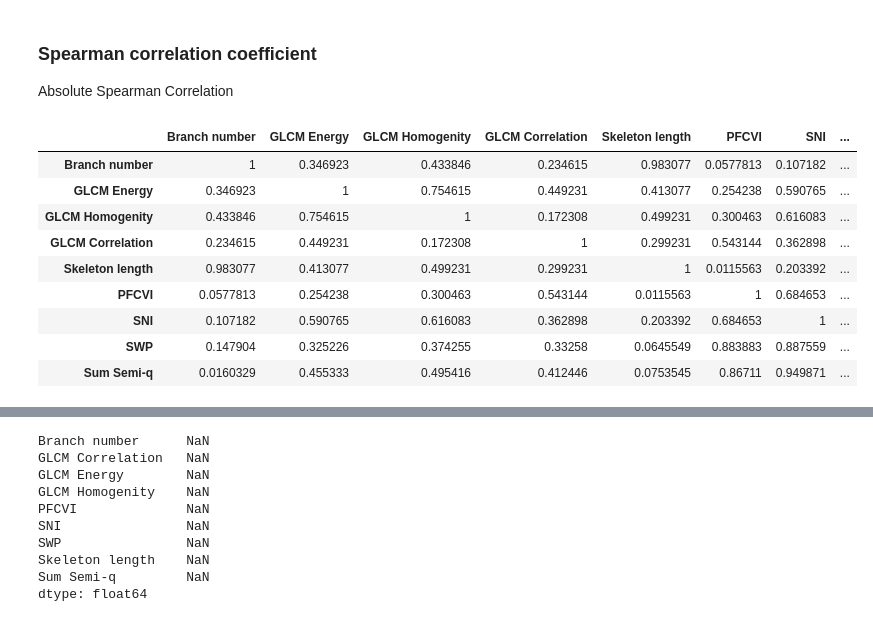
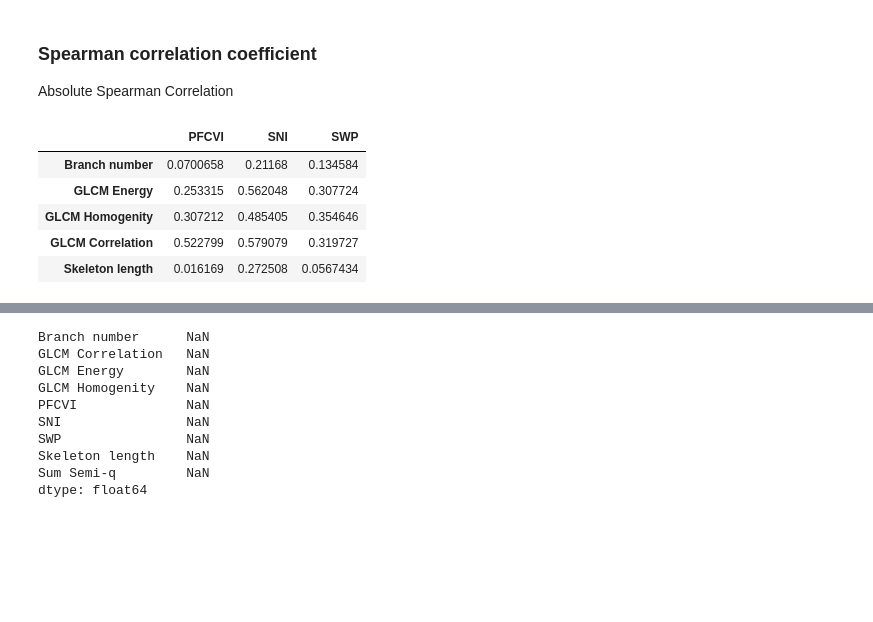
Before and after one commit to mjirik/scaffan, a Jupyter notebook: experiments/lobulus_area_evaluation.ipynb, the cells around one changed output, grey strips where cells are left out. Cells and saved outputs as stored; diff of their text form; code cells hidden in the pictures; blank space fills up the shorter version.

```diff
--- a/experiments/lobulus_area_evaluation.ipynb
+++ b/experiments/lobulus_area_evaluation.ipynb
@@ -6,8 +6,8 @@ import scipy
 import skimage
 
 
-df = pd.read_excel("C:/Users/Jirik/data/medical/processed/SA_experiments.xlsx")
-df = pd.read_excel("C:/Users/Jirik/data/medical/processed/metacentrum/SA_experiments.xlsx")
+# df = pd.read_excel("C:/Users/Jirik/data/medical/processed/SA_experiments.xlsx")
+df = pd.read_excel("C:/Users/Jirik/data/medical/processed/scaffan2019/metacentrum/SA_experiments.xlsx")
 df
 # %% [output]
 Populating the interactive namespace from numpy and matplotlib
@@ -61,7 +61,14 @@ Index(['Annotation Color', 'Annotation Details', 'Annotation ID',
 # %% [markdown]
 # Lobulus Structure Analysis
 # %%
-dfcor = df[["Branch number", "GLCM Energy", "GLCM Homogenity", "GLCM Correlation", "Skeleton length", "PFCVI", "SNI", "SWP", "Sum Semi-q"]]
+dfcor = df[
+    (df["Experiment Title"] == "first area evaluation") & (df["Scaffan Version"] == "0.11.3")
+][["Branch number", "GLCM Energy", "GLCM Homogenity", "GLCM Correlation", "Skeleton length",
+            "PFCVI",
+            "SNI",
+            "SWP",
+#             "Sum Semi-q",
+   "Experiment Title", "Scaffan Version"]]
 dfcor
 # %% [output]
 |  | Branch number | GLCM Energy | GLCM Homogenity | GLCM Correlation | Skeleton length | PFCVI | SNI | ... |
@@ -97,20 +104,18 @@ Absolute Spearman Correlation
 # %%
 # cm =sns.color_palette("coolwarm", 7, as_cmap=True)
 cm = sns.light_palette("green", as_cmap=True)
 # cm = sns.light_palette("green", as_cmap=True)
-dfcor.corr('spearman').abs().style.background_gradient(cmap=cm, low=0, high=1)
-# dfcor.corr('spearman').abs()[:5][["PFCVI", "SNI", "SWP", "Sum Semi-q"]].style.background_gradient(cmap=cm, low=0, high=1)
+# dfcor.corr('spearman').abs().style.background_gradient(cmap=cm, low=0, high=1)
+dfcor.corr('spearman').abs()[:5][["PFCVI", "SNI", "SWP",
+#                                   "Sum Semi-q"
+                                 ]].style.background_gradient(cmap=cm, low=0, high=1)
 # %% [output]
-|  | Branch number | GLCM Energy | GLCM Homogenity | GLCM Correlation | Skeleton length | PFCVI | SNI | ... |
-| Branch number | 1 | 0.346923 | 0.433846 | 0.234615 | 0.983077 | 0.0577813 | 0.107182 | ... |
-| GLCM Energy | 0.346923 | 1 | 0.754615 | 0.449231 | 0.413077 | 0.254238 | 0.590765 | ... |
-| GLCM Homogenity | 0.433846 | 0.754615 | 1 | 0.172308 | 0.499231 | 0.300463 | 0.616083 | ... |
-| GLCM Correlation | 0.234615 | 0.449231 | 0.172308 | 1 | 0.299231 | 0.543144 | 0.362898 | ... |
-| Skeleton length | 0.983077 | 0.413077 | 0.499231 | 0.299231 | 1 | 0.0115563 | 0.203392 | ... |
-| PFCVI | 0.0577813 | 0.254238 | 0.300463 | 0.543144 | 0.0115563 | 1 | 0.684653 | ... |
-| SNI | 0.107182 | 0.590765 | 0.616083 | 0.362898 | 0.203392 | 0.684653 | 1 | ... |
-| SWP | 0.147904 | 0.325226 | 0.374255 | 0.33258 | 0.0645549 | 0.883883 | 0.887559 | ... |
-| Sum Semi-q | 0.0160329 | 0.455333 | 0.495416 | 0.412446 | 0.0753545 | 0.86711 | 0.949871 | ... |
+|  | PFCVI | SNI | SWP |
+| Branch number | 0.0700658 | 0.21168 | 0.134584 |
+| GLCM Energy | 0.253315 | 0.562048 | 0.307724 |
+| GLCM Homogenity | 0.307212 | 0.485405 | 0.354646 |
+| GLCM Correlation | 0.522799 | 0.579079 | 0.319727 |
+| Skeleton length | 0.016169 | 0.272508 | 0.0567434 |
 # %%
 # iris = sns.load_dataset("iris")
 g = sns.PairGrid(df, x_vars=["Branch number", "GLCM Energy", "GLCM Homogenity", "GLCM Correlation", "Skeleton length"], y_vars=["PFCVI", "SNI", "SWP", "Sum Semi-q"])
```
Also changed, not shown: parts of 4 cells of this notebook, 3 other files.
